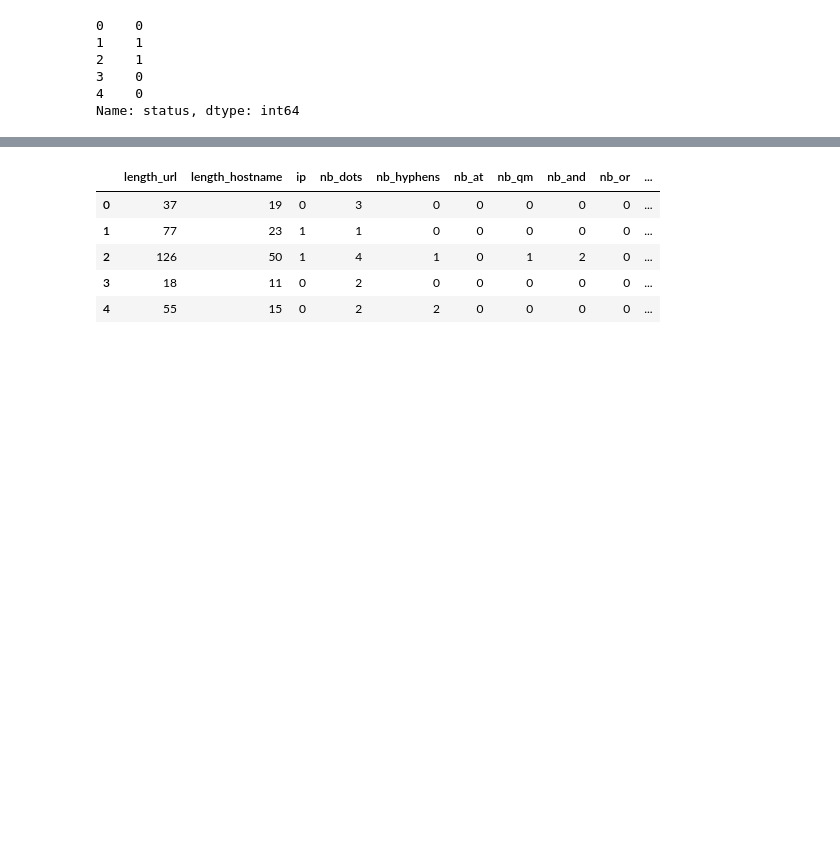
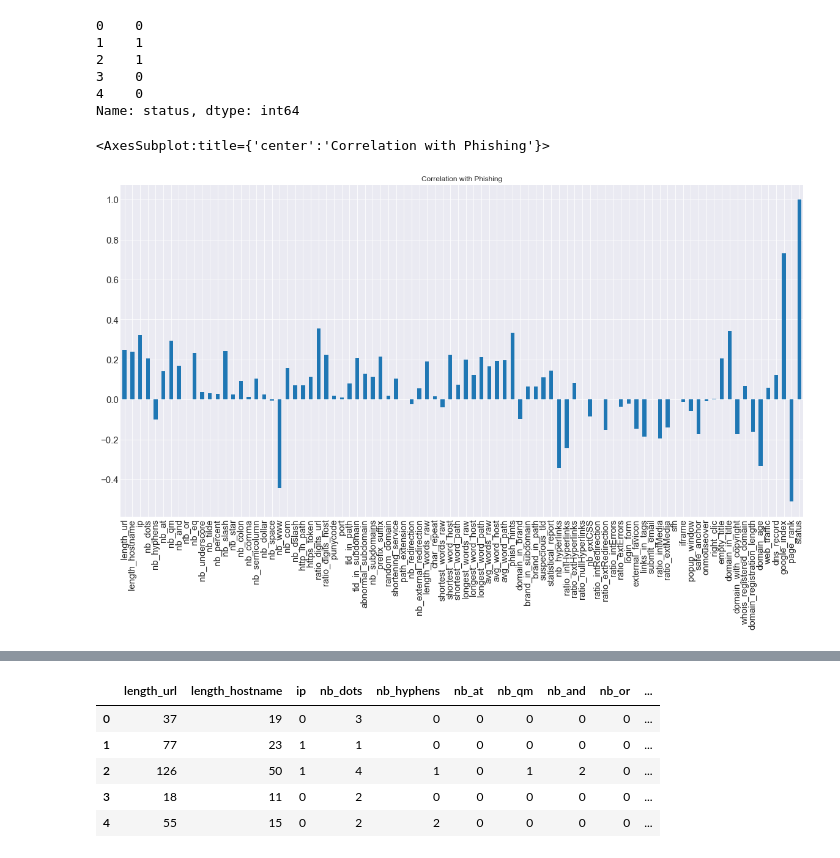
Before and after one commit to Mamdouh-Attia/Web-page-Phishing-Detection, a Jupyter notebook: workflow_notebook.ipynb, the cells around one changed output, grey strips where cells are left out. Drawn from its saved outputs; the diff is of its cells as text; code cells hidden in the pictures; blank space fills up the shorter version.

```diff
--- a/workflow_notebook.ipynb
+++ b/workflow_notebook.ipynb
@@ -193,3 +193,13 @@ Name: status, dtype: int64
 3    0
 4    0
 Name: status, dtype: int64
+# %%
+#get the correlation of the features with the output variable
+# df.drop('status', axis=1).apply(lambda x: x.corr(df.status))
+coor_with_output =df.corrwith(df['status'])
+coor_with_output.plot.bar(
+        figsize = (20, 10), title = "Correlation with Phishing", fontsize = 15,
+        grid = True)
+# %% [output]
+<AxesSubplot:title={'center':'Correlation with Phishing'}>
+[figure, added]
```
Also changed, not shown: parts of 26 cells of this notebook, 5 other files.
